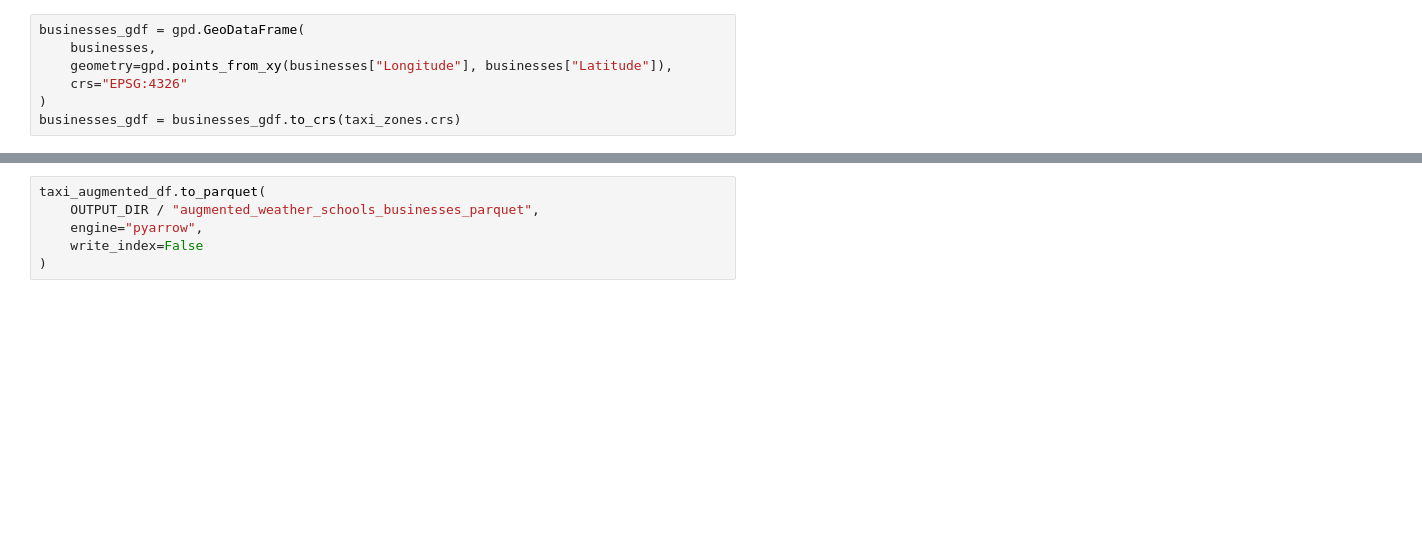
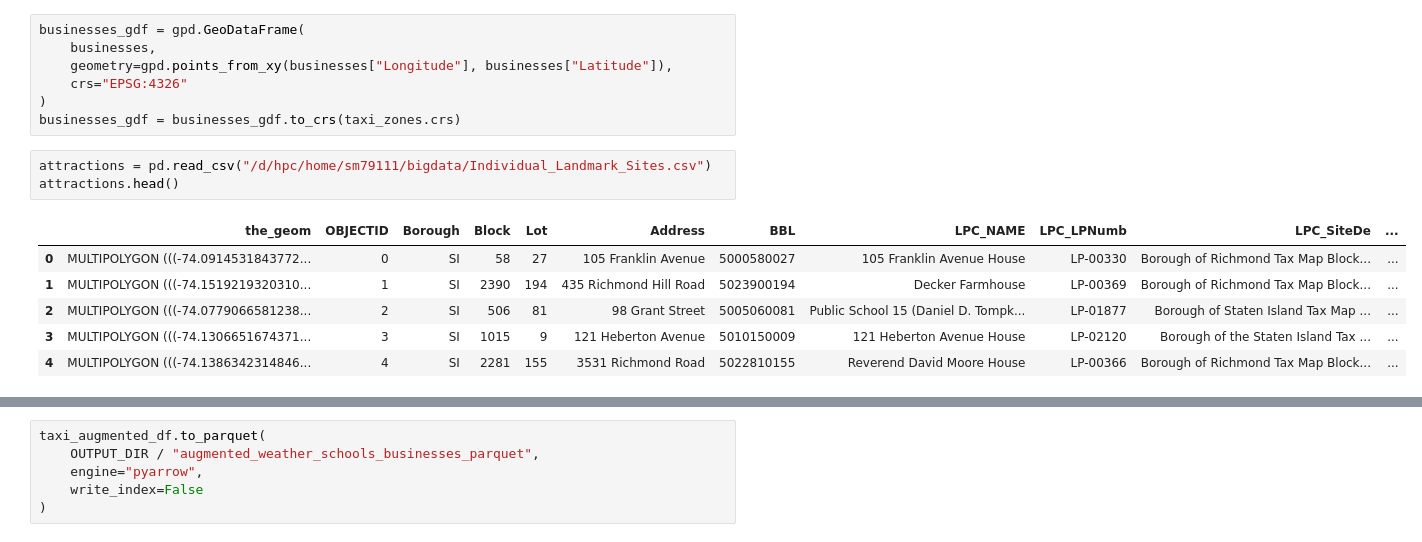
Before and after one commit to biljanaa33/big_data, a Jupyter notebook: assignment3.ipynb, the cells around one changed output, grey strips where cells are left out. Cells and saved outputs as stored; diff of their text form; blank space fills up the shorter version.

```diff
--- a/assignment3.ipynb
+++ b/assignment3.ipynb
@@ -771,3 +771,13 @@ businesses_gdf = gpd.GeoDataFrame(
     crs="EPSG:4326"
 )
 businesses_gdf = businesses_gdf.to_crs(taxi_zones.crs)
+# %%
+attractions = pd.read_csv("/d/hpc/home/sm79111/bigdata/Individual_Landmark_Sites.csv")
+attractions.head()
+# %% [output]
+|  | the_geom | OBJECTID | Borough | Block | Lot | Address | BBL | LPC_NAME | LPC_LPNumb | LPC_SiteDe | ... |
+| 0 | MULTIPOLYGON (((-74.0914531843772... | 0 | SI | 58 | 27 | 105 Franklin Avenue | 5000580027 | 105 Franklin Avenue House | LP-00330 | Borough of Richmond Tax Map Block... | ... |
+| 1 | MULTIPOLYGON (((-74.1519219320310... | 1 | SI | 2390 | 194 | 435 Richmond Hill Road | 5023900194 | Decker Farmhouse | LP-00369 | Borough of Richmond Tax Map Block... | ... |
+| 2 | MULTIPOLYGON (((-74.0779066581238... | 2 | SI | 506 | 81 | 98 Grant Street | 5005060081 | Public School 15 (Daniel D. Tompk... | LP-01877 | Borough of Staten Island Tax Map ... | ... |
+| 3 | MULTIPOLYGON (((-74.1306651674371... | 3 | SI | 1015 | 9 | 121 Heberton Avenue | 5010150009 | 121 Heberton Avenue House | LP-02120 | Borough of the Staten Island Tax ... | ... |
+| 4 | MULTIPOLYGON (((-74.1386342314846... | 4 | SI | 2281 | 155 | 3531 Richmond Road | 5022810155 | Reverend David Moore House | LP-00366 | Borough of Richmond Tax Map Block... | ... |
```
Also changed, not shown: parts of 23 cells of this notebook.
